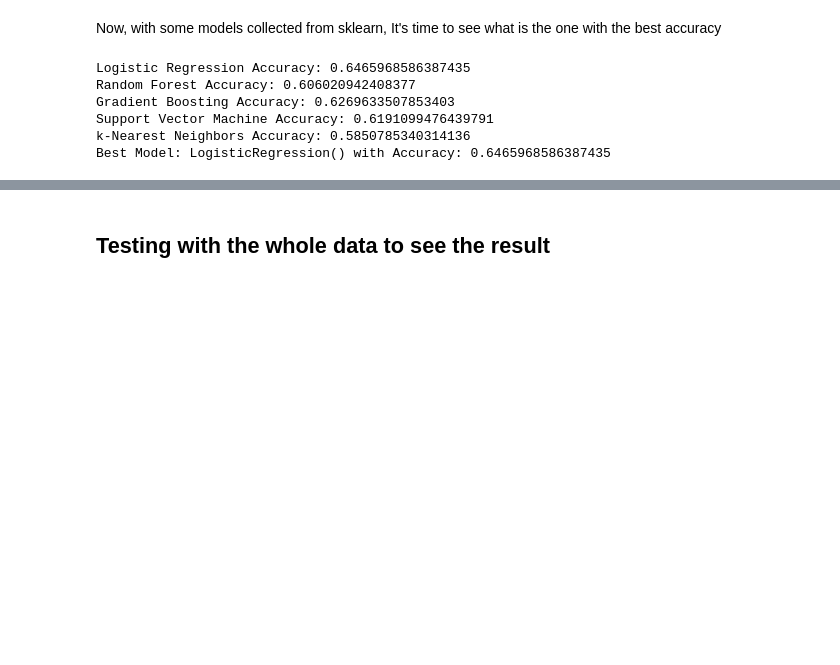
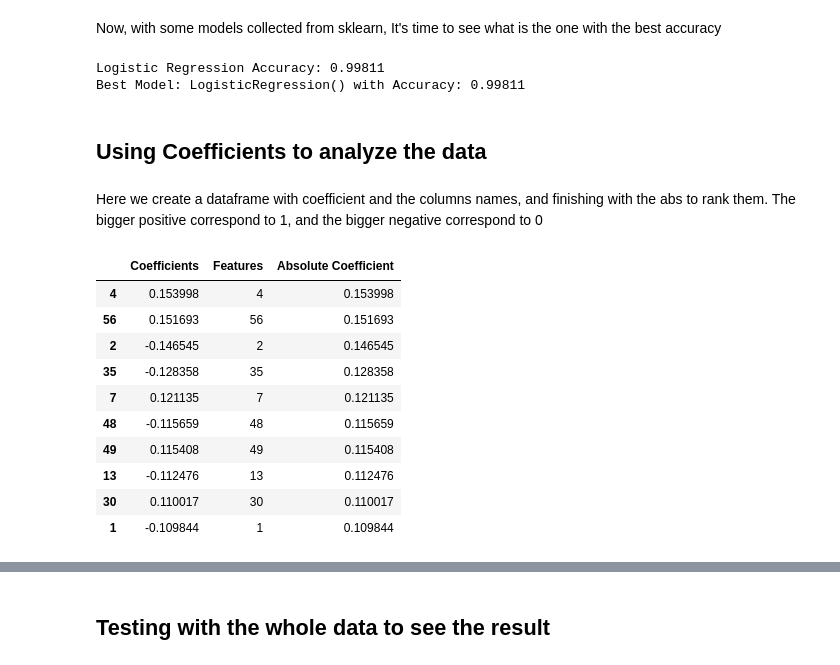
Before and after one commit to andonokar/task7, a Jupyter notebook: task7.ipynb, the cells around one changed output, grey strips where cells are left out. Drawn from its saved outputs; the diff is of its cells as text; code cells hidden in the pictures; blank space fills up the shorter version.

```diff
--- a/task7.ipynb
+++ b/task7.ipynb
@@ -90,20 +87,12 @@ df_balanced = pd.concat([df_minority, df_majority_undersampled])
 # %% [markdown]
 Now, with some models collected from sklearn, It's time to see what is the one with the best accuracy
 # %%
-X = df_balanced.drop(columns=['convert'])
-y = df_balanced['convert']
+X = data_df.drop(columns=['convert'])
+y = data_df['convert']
 X_train, X_test, y_train, y_test = train_test_split(X, y, test_size=0.2, random_state=42)
 
-scaler = StandardScaler()
-X_train = scaler.fit_transform(X_train)
-X_test = scaler.transform(X_test)
-
 models = {
-    "Logistic Regression": LogisticRegression(),
-    "Random Forest": RandomForestClassifier(),
-    "Gradient Boosting": GradientBoostingClassifier(),
-    "Support Vector Machine": SVC(),
-    "k-Nearest Neighbors": KNeighborsClassifier()
+    "Logistic Regression": LogisticRegression()
 }
 
 best_model = None
@@ -122,9 +111,30 @@ for name, model in models.items():
 
 print(f"Best Model: {best_model} with Accuracy: {best_accuracy}")
 # %% [output]
-Logistic Regression Accuracy: 0.6465968586387435
-Random Forest Accuracy: 0.606020942408377
-Gradient Boosting Accuracy: 0.6269633507853403
-Support Vector Machine Accuracy: 0.6191099476439791
-k-Nearest Neighbors Accuracy: 0.5850785340314136
-Best Model: LogisticRegression() with Accuracy: 0.6465968586387435
+Logistic Regression Accuracy: 0.99811
+Best Model: LogisticRegression() with Accuracy: 0.99811
+# %% [markdown]
+## Using Coefficients to analyze the data
+# %% [markdown]
+Here we create a dataframe with coefficient and the columns names, and finishing with the abs to rank them. The bigger positive correspond to 1, and the bigger negative correspond to 0
+# %%
+coeficients = best_model.coef_[0]
+features_df = pd.DataFrame({
+    "Coefficients": coeficients,
+    "Features": X.columns,
+    "Absolute Coefficient": np.abs(coeficients)
+})
+features_df = features_df.sort_values(by="Absolute Coefficient", ascending=False)
+features_df.head(10)
+# %% [output]
+|  | Coefficients | Features | Absolute Coefficient |
+| 4 | 0.153998 | 4 | 0.153998 |
+| 56 | 0.151693 | 56 | 0.151693 |
+| 2 | -0.146545 | 2 | 0.146545 |
+| 35 | -0.128358 | 35 | 0.128358 |
+| 7 | 0.121135 | 7 | 0.121135 |
+| 48 | -0.115659 | 48 | 0.115659 |
+| 49 | 0.115408 | 49 | 0.115408 |
+| 13 | -0.112476 | 13 | 0.112476 |
+| 30 | 0.110017 | 30 | 0.110017 |
+| 1 | -0.109844 | 1 | 0.109844 |
```
Also changed, not shown: parts of 6 cells of this notebook.
